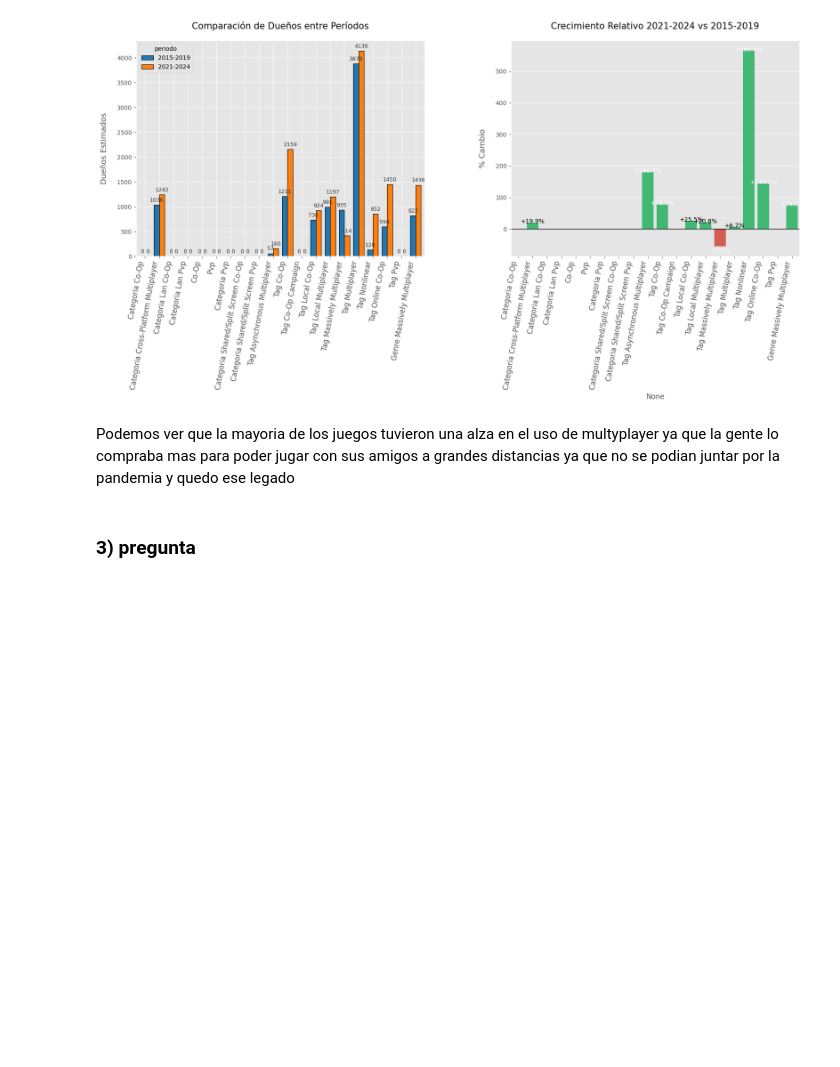
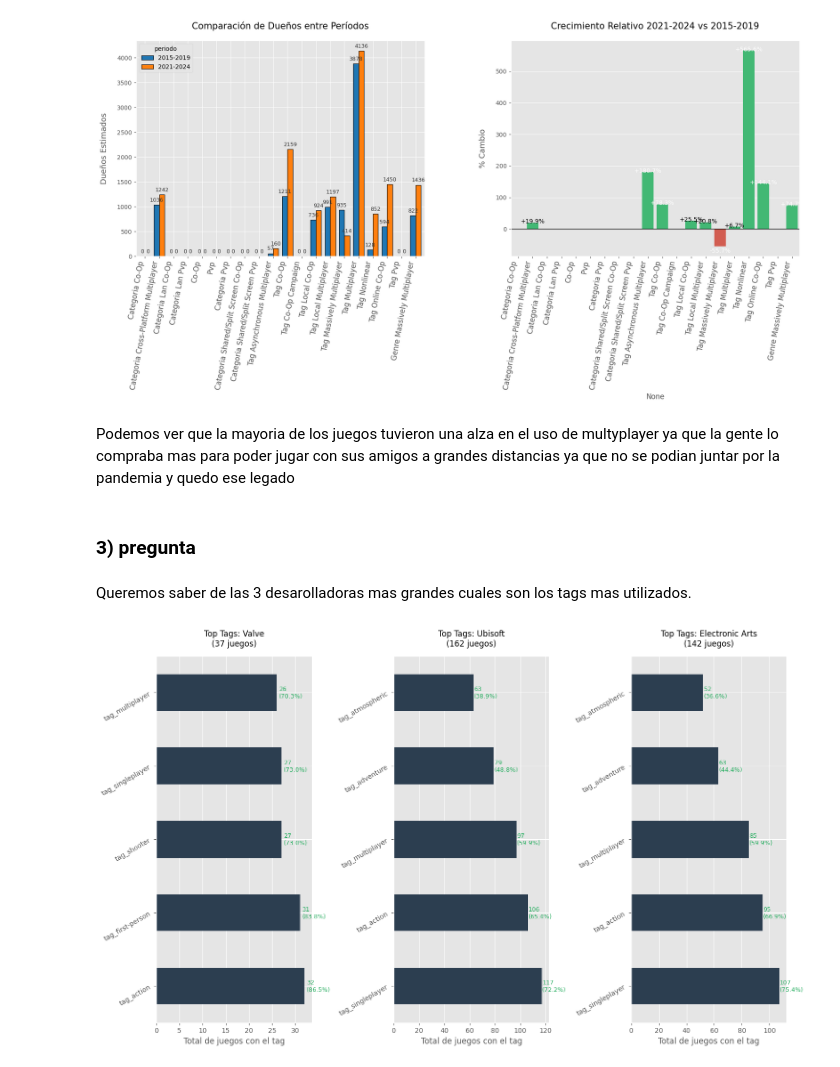
Before and after one commit to Clon5676/ProyectoDataScience, a Jupyter notebook: eda.ipynb, the cells around one changed output. Drawn from its saved outputs; the diff is of its cells as text; code cells hidden in the pictures; blank space fills up the shorter version.

```diff
--- a/eda.ipynb
+++ b/eda.ipynb
@@ -350,0 +349,43 @@ Podemos ver que la mayoria de los juegos tuvieron una alza en el uso de multypla
+# %% [markdown]
+Queremos saber de las 3 desarolladoras mas grandes cuales son los tags mas utilizados.
+# %%
+ # Calcular suma acumulativa de jugadores por publisher
+publishers = df.groupby('Publishers')['Estimated owners'].sum()\
+                .sort_values(ascending=False)\
+                .head(3)\
+                .index.tolist()
+# %%
+tag_columns = [col for col in df.columns if col.startswith('tag_')]
+
+# Configurar figura para visualización
+plt.figure(figsize=(15, 9))
+
+# Generar subplots por publisher
+for i, publisher in enumerate(publishers, 1):
+    subset = df[df['Publishers'] == publisher]
+
+    # Calcular frecuencia de tags
+    tag_counts = subset[tag_columns].sum().sort_values(ascending=False).head(5)
+
+    # Porcentaje de juegos que poseen cada tag
+    total_juegos = len(subset)
+    tag_pct = (tag_counts / total_juegos * 100).round(1)
+
+    # Crear subplot
+    plt.subplot(1, 3, i)
+    ax = tag_counts.plot(kind='barh', color='#2c3e50')
+
+    # Configuración gráfica
+    ax.set_title(f'Top Tags: {publisher}\n({total_juegos} juegos)', fontsize=12, pad=15)
+    ax.set_xlabel('Total de juegos con el tag')
+    plt.yticks(rotation=30)
+
+    # Añadir etiquetas
+    for idx, value in enumerate(tag_counts):
+        ax.text(value + 0.5, idx, f"{value}\n({tag_pct[idx]}%)",
+                va='center', fontsize=9, color='#27ae60')
+
+plt.tight_layout()
+plt.show()
+# %% [output]
+[figure, added]
```
Also changed, not shown: parts of 3 cells of this notebook.
